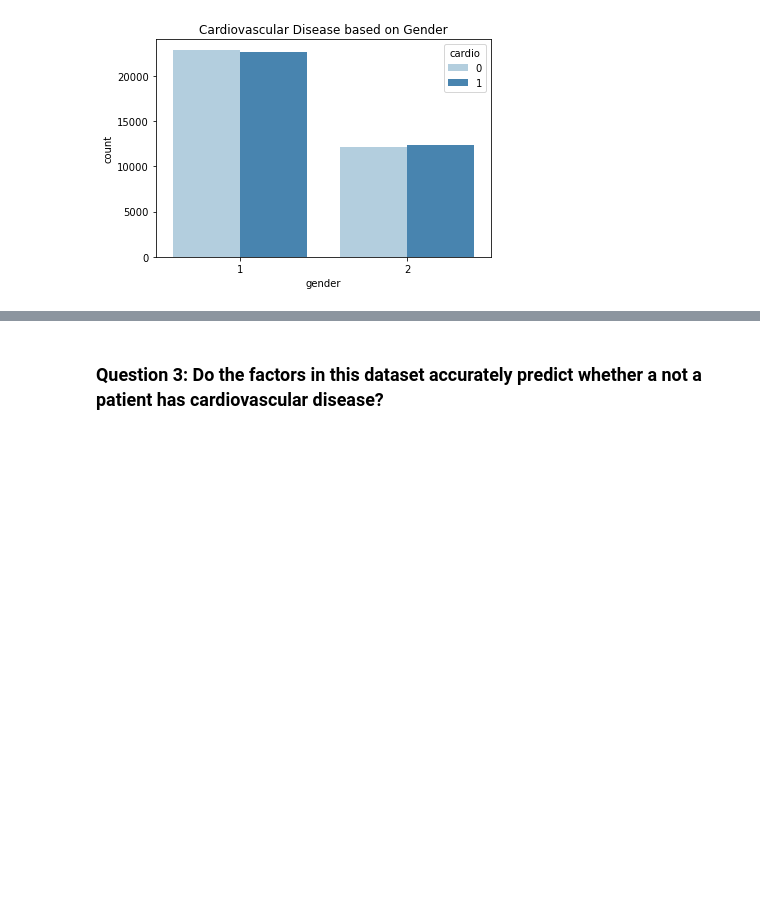
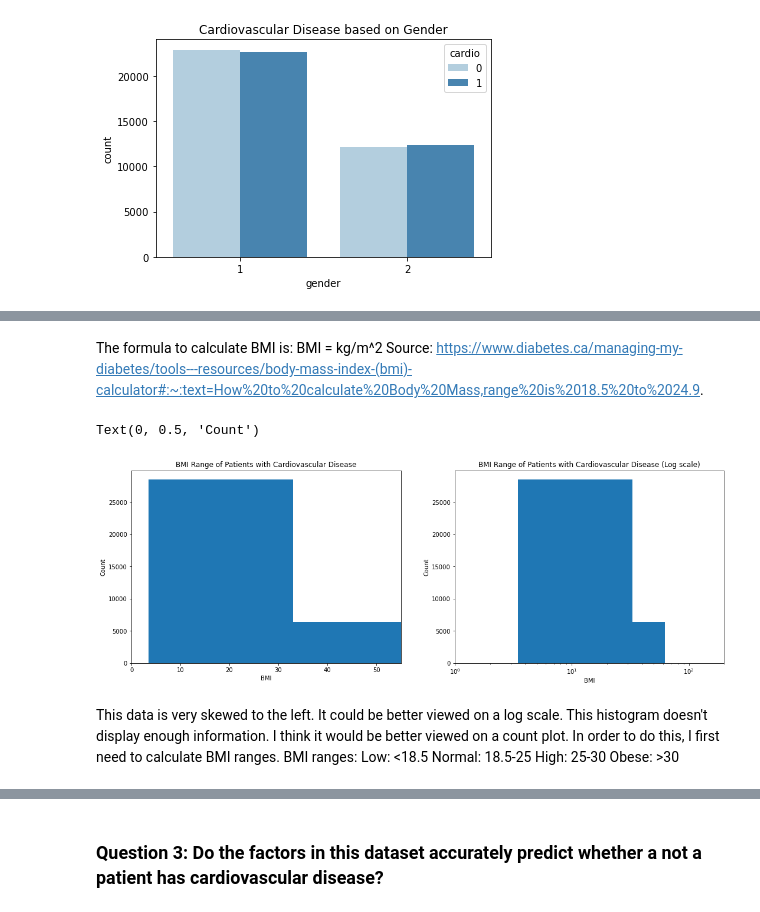
Before and after one commit to robynehoover/CardiovascularDataAnalysis, a Jupyter notebook: Project1.ipynb, the cells around one changed output, grey strips where cells are left out. Drawn from its saved outputs; the diff is of its cells as text; code cells hidden in the pictures; blank space fills up the shorter version.

```diff
--- a/Project1.ipynb
+++ b/Project1.ipynb
@@ -159,0 +117,15 @@ These plots show a cluster trend in blood pressures. The trendline in the scatte
+# %% [markdown]
+The formula to calculate BMI is: BMI = kg/m^2
+Source: https://www.diabetes.ca/managing-my-diabetes/tools---resources/body-mass-index-(bmi)-calculator#:~:text=How%20to%20calculate%20Body%20Mass,range%20is%2018.5%20to%2024.9.
+# %%
+# Function that calculates Body Mass Index (BMI)
+def BMI_calc(df):
+    df.height = df.height / 100
+    BMI = df.weight / (df.height*df.height)
+    return BMI
+# %%
+# Save result
+rs = BMI_calc(df)
+# %%
+# Add result as a new column in the dataframe
+df['BMI'] = rs
@@ -159,0 +135,26 @@ These plots show a cluster trend in blood pressures. The trendline in the scatte
+# %%
+plt.figure(figsize = [18, 6])
+plt.subplot(1, 2, 1)
+plt.hist(data = cardio_df, x = 'BMI')
+plt.xlim(0,55)
+plt.title('BMI Range of Patients with Cardiovascular Disease')
+plt.xlabel('BMI')
+plt.ylabel('Count')
+
+plt.subplot(1, 2, 2)
+plt.hist(data = cardio_df, x = 'BMI')
+plt.xscale('log')
+plt.xlim(1,2e2)
+plt.title('BMI Range of Patients with Cardiovascular Disease (Log scale)')
+plt.xlabel('BMI')
+plt.ylabel('Count')
+# %% [output]
+Text(0, 0.5, 'Count')
+[figure, added]
+# %% [markdown]
+This data is very skewed to the left. It could be better viewed on a log scale. This histogram doesn't display enough information. I think it would be better viewed on a count plot. In order to do this, I first need to calculate BMI ranges.
+BMI ranges:
+    Low: <18.5
+    Normal: 18.5-25
+    High: 25-30
+    Obese: >30
```
Also changed, not shown: parts of 12 cells of this notebook, 1 other file.
